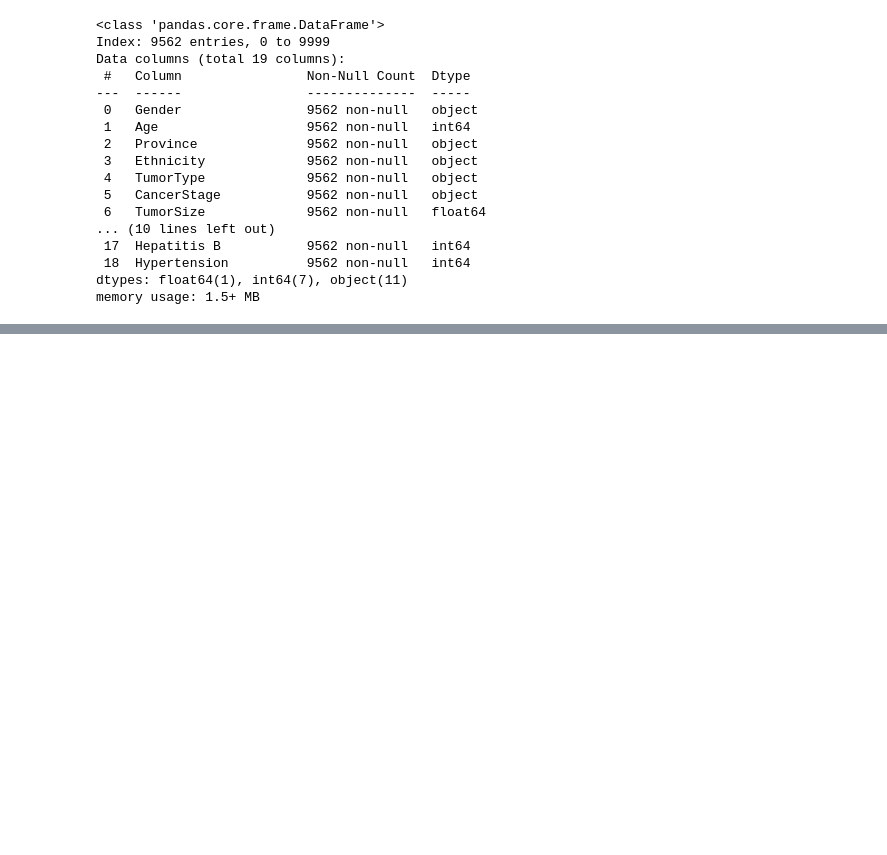
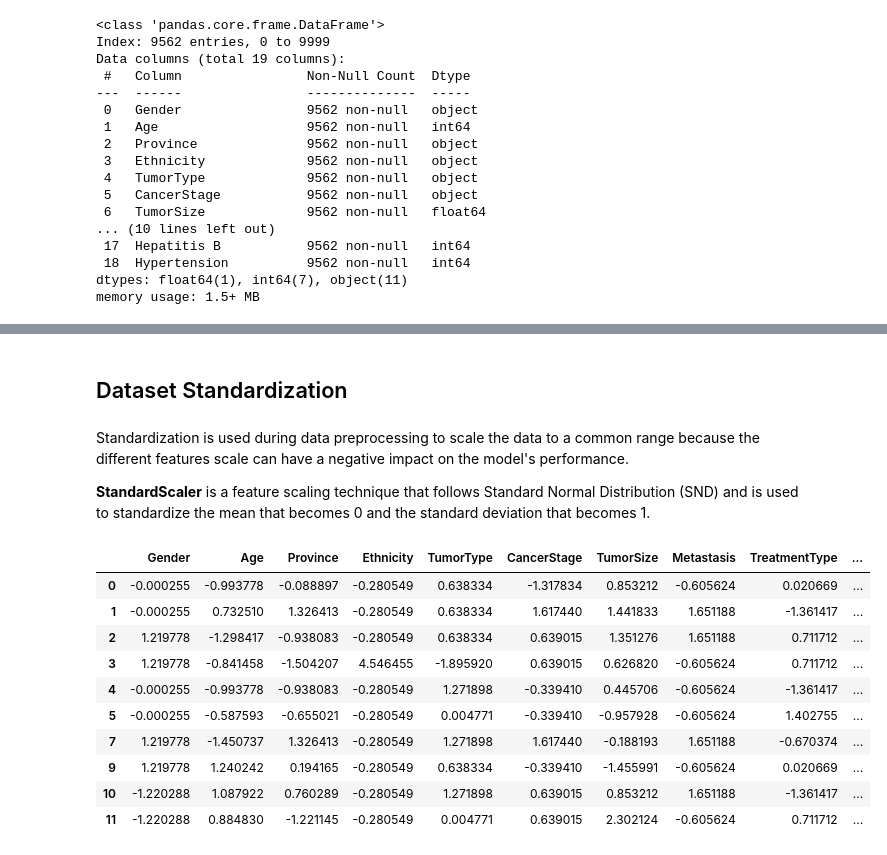
Before and after one commit to llaauurra/ProgettoTesi, a Jupyter notebook: preprocessing.ipynb, the cells around one changed output, grey strips where cells are left out. Drawn from its saved outputs; the diff is of its cells as text; code cells hidden in the pictures; blank space fills up the shorter version.

```diff
--- a/preprocessing.ipynb
+++ b/preprocessing.ipynb
@@ -410,0 +458,30 @@ memory usage: 1.5+ MB
+# %% [markdown]
+## Dataset Standardization
+# %% [markdown]
+Standardization is used during data preprocessing to scale the data to a common range because the different features scale can have a negative impact on the model's performance.
+
+**StandardScaler** is a feature scaling technique that follows Standard Normal Distribution (SND) and is used to standardize the mean that becomes 0 and the standard deviation that becomes 1.
+# %%
+from sklearn.preprocessing import StandardScaler
+
+scaler = StandardScaler()
+
+standard_df = pd.DataFrame(
+    scaler.fit_transform(encoded_dataset),
+    columns = encoded_dataset.columns,
+    index = encoded_dataset.index
+)
+
+standard_df.head(10)
+# %% [output]
+|  | Gender | Age | Province | Ethnicity | TumorType | CancerStage | TumorSize | Metastasis | TreatmentType | ... |
+| 0 | -0.000255 | -0.993778 | -0.088897 | -0.280549 | 0.638334 | -1.317834 | 0.853212 | -0.605624 | 0.020669 | ... |
+| 1 | -0.000255 | 0.732510 | 1.326413 | -0.280549 | 0.638334 | 1.617440 | 1.441833 | 1.651188 | -1.361417 | ... |
+| 2 | 1.219778 | -1.298417 | -0.938083 | -0.280549 | 0.638334 | 0.639015 | 1.351276 | 1.651188 | 0.711712 | ... |
+| 3 | 1.219778 | -0.841458 | -1.504207 | 4.546455 | -1.895920 | 0.639015 | 0.626820 | -0.605624 | 0.711712 | ... |
+| 4 | -0.000255 | -0.993778 | -0.938083 | -0.280549 | 1.271898 | -0.339410 | 0.445706 | -0.605624 | -1.361417 | ... |
+| 5 | -0.000255 | -0.587593 | -0.655021 | -0.280549 | 0.004771 | -0.339410 | -0.957928 | -0.605624 | 1.402755 | ... |
+| 7 | 1.219778 | -1.450737 | 1.326413 | -0.280549 | 1.271898 | 1.617440 | -0.188193 | 1.651188 | -0.670374 | ... |
+| 9 | 1.219778 | 1.240242 | 0.194165 | -0.280549 | 0.638334 | -0.339410 | -1.455991 | -0.605624 | 0.020669 | ... |
+| 10 | -1.220288 | 1.087922 | 0.760289 | -0.280549 | 1.271898 | 0.639015 | 0.853212 | 1.651188 | -1.361417 | ... |
+| 11 | -1.220288 | 0.884830 | -1.221145 | -0.280549 | 0.004771 | 0.639015 | 2.302124 | -0.605624 | 0.711712 | ... |
```
Also changed, not shown: parts of 27 cells of this notebook, 5 other files.
